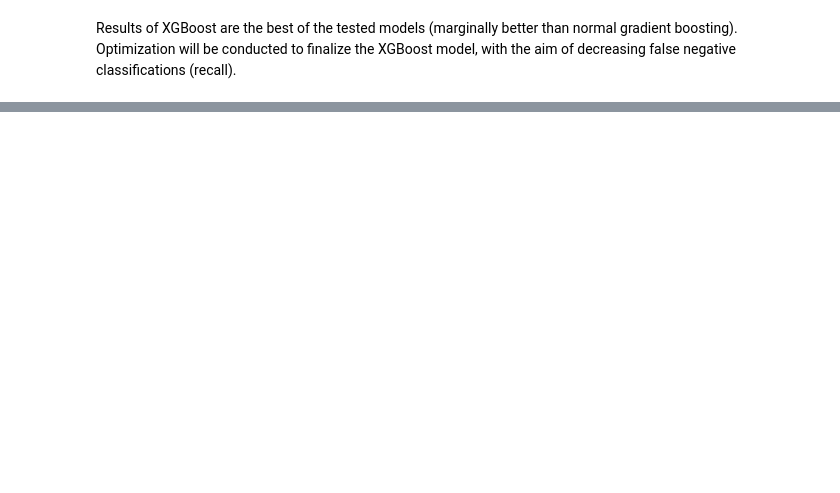
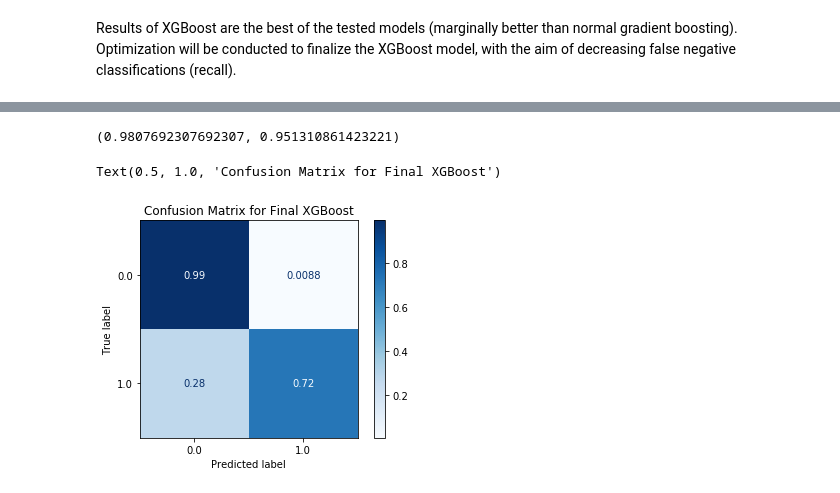
Before and after one commit to kangand/1000ml, a Jupyter notebook: unit5_project/Model Testing XGBoost.ipynb, the cells around one changed output, grey strips where cells are left out. Drawn from its saved outputs; the diff is of its cells as text; code cells hidden in the pictures; blank space fills up the shorter version.

```diff
--- a/unit5_project/Model Testing XGBoost.ipynb
+++ b/unit5_project/Model Testing XGBoost.ipynb
@@ -63,0 +84,8 @@ Optimization will be conducted to finalize the XGBoost model, with the aim of de
+# %%
+gridsearch_xgb = GridSearchCV(grid_xgb,
+                             params,
+                             scoring='recall',
+                             cv=5,
+                             n_jobs=-1)
+# %%
+gridsearch_xgb.fit(X_train, y_train)
@@ -63,0 +127,9 @@ Optimization will be conducted to finalize the XGBoost model, with the aim of de
+# %%
+xgb_final = XGBClassifier(colsample_bytree=0.8,
+                          gamma=0.1,
+                          learning_rate=0.1,
+                          max_depth=6,
+                          min_child_weight=1,
+                          early_stopping_rounds=10, booster='gbtree', random_state=42, )
+# %%
+xgb_final.fit(X_train, y_train)
@@ -63,0 +145,14 @@ Optimization will be conducted to finalize the XGBoost model, with the aim of de
+# %%
+xgb_final.score(X_train,y_train), xgb_final.score(X_val, y_val)
+# %% [output]
+(0.9807692307692307, 0.951310861423221)
+# %%
+plot_confusion_matrix(xgb_final,
+                      X_val,
+                      y_val,
+                      cmap= 'Blues',
+                      normalize = 'true')
+plt.title('Confusion Matrix for Final XGBoost')
+# %% [output]
+Text(0.5, 1.0, 'Confusion Matrix for Final XGBoost')
+[figure, added]
```
Also changed, not shown: parts of 17 cells of this notebook.
